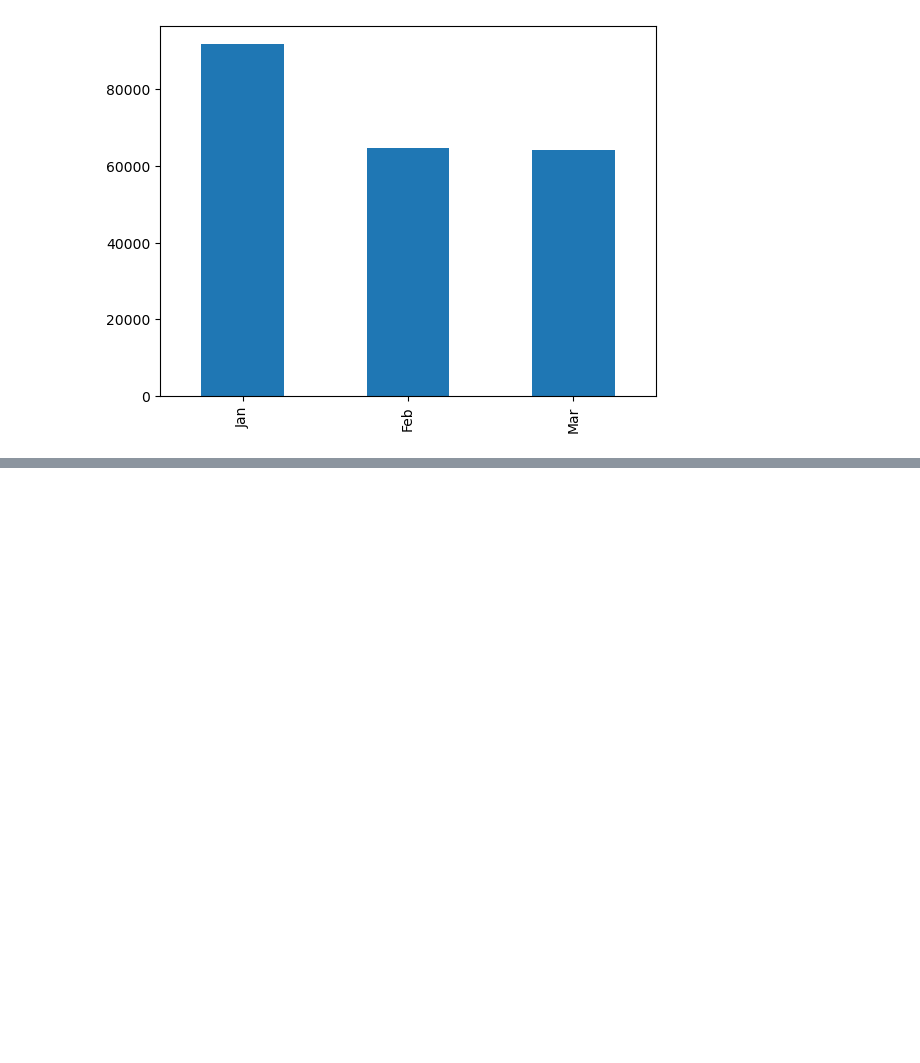
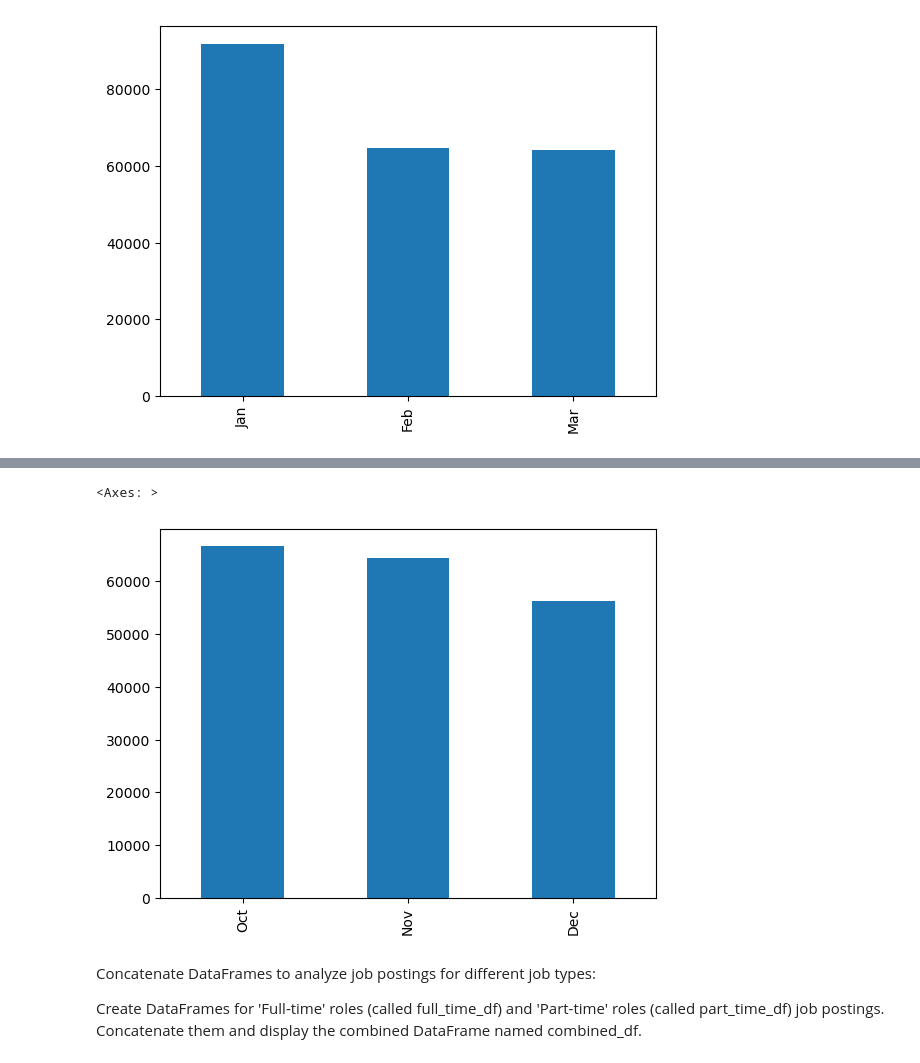
Before and after one commit to Dannie-h/Python-for-Data-Analysis, a Jupyter notebook: 23_Advanced/8_Pandas_Concat_DataFrames.ipynb, the cells around one changed output, grey strips where cells are left out. Cells and saved outputs as stored; diff of their text form; code cells hidden in the pictures; blank space fills up the shorter version.

```diff
--- a/23_Advanced/8_Pandas_Concat_DataFrames.ipynb
+++ b/23_Advanced/8_Pandas_Concat_DataFrames.ipynb
@@ -219,0 +267,2 @@ df_q1['job_posted_month'].value_counts().plot(kind='bar')
+# %%
+combined_sf_q4 = pd.concat([dict_months['Oct'], dict_months['Nov'], dict_months['Dec']], ignore_index=True)
@@ -219,0 +285,10 @@ df_q1['job_posted_month'].value_counts().plot(kind='bar')
+# %%
+combined_sf_q4['job_posted_month'].value_counts().plot(kind='bar')
+# %% [output]
+<Axes: >
+[figure, added]
+# %% [markdown]
+Concatenate DataFrames to analyze job postings for different job types:
+
+Create DataFrames for 'Full-time' roles (called full_time_df) and 'Part-time' roles (called part_time_df) job postings.
+Concatenate them and display the combined DataFrame named combined_df.
```
Also changed, not shown: parts of 10 cells of this notebook.
